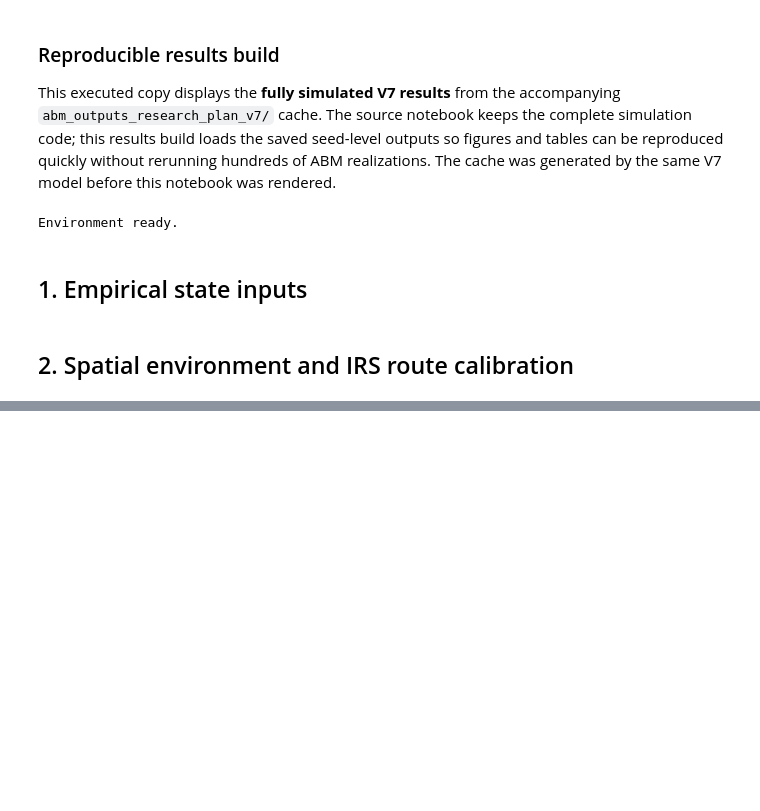
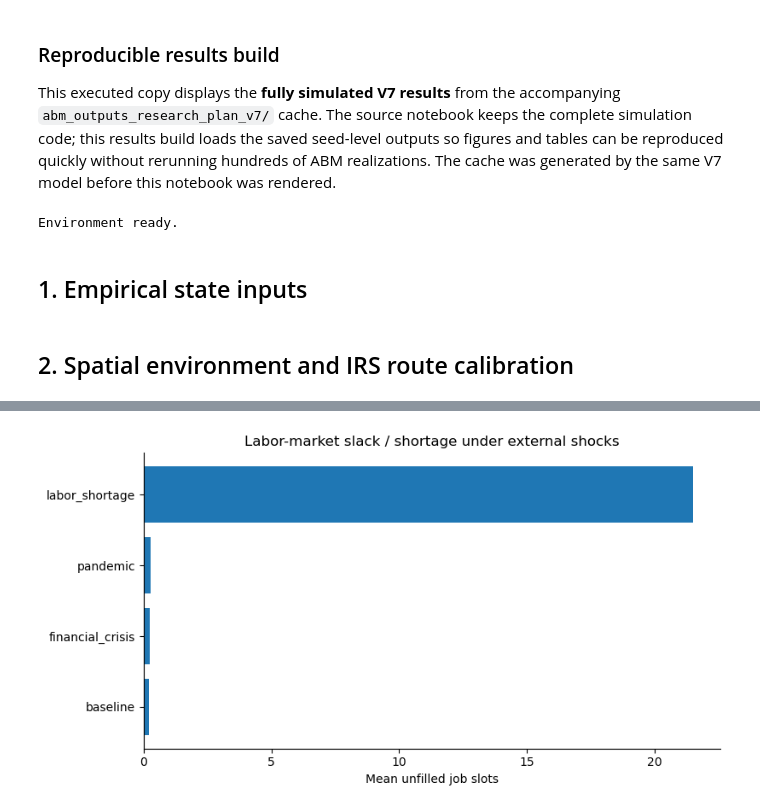
Before and after one commit to Jeremy-Xujia-Chen/CITS4403-GROUP-PROJECT, a Jupyter notebook: 0914-1_v8.ipynb, the cells around one changed output, grey strips where cells are left out. Saved outputs shown, nothing was run; the diff lists cells and outputs as text; code cells hidden in the pictures; blank space fills up the shorter version.

Commit message:
PR-15: Extreme shocks and static interstate competition

```diff
--- a/0914-1_v8.ipynb
+++ b/0914-1_v8.ipynb
@@ -310,0 +317,5 @@ for s in STATE_CODES:
+# %%
+SHOCK_NAMES = ["baseline", "financial_crisis", "pandemic", "labor_shortage"]
+shock_runs = pd.read_csv(RESULT_CACHE / "shock_runs.csv")
+shock_summary = pd.read_csv(RESULT_CACHE / "shock_summary.csv")
+display(shock_summary.round(3))
@@ -310,0 +328,10 @@ for s in STATE_CODES:
+# %%
+fig, ax = plt.subplots(figsize=(8.2, 4.4))
+g = shock_summary.sort_values("unfilled_jobs")
+ax.barh(g["shock"], g["unfilled_jobs"])
+ax.set_xlabel("Mean unfilled job slots")
+ax.set_title("Labor-market slack / shortage under external shocks")
+ax.spines[["top","right"]].set_visible(False)
+plt.tight_layout(); plt.show()
+# %% [output]
+[figure, added]
```
Also changed, not shown: parts of 4 cells of this notebook.
